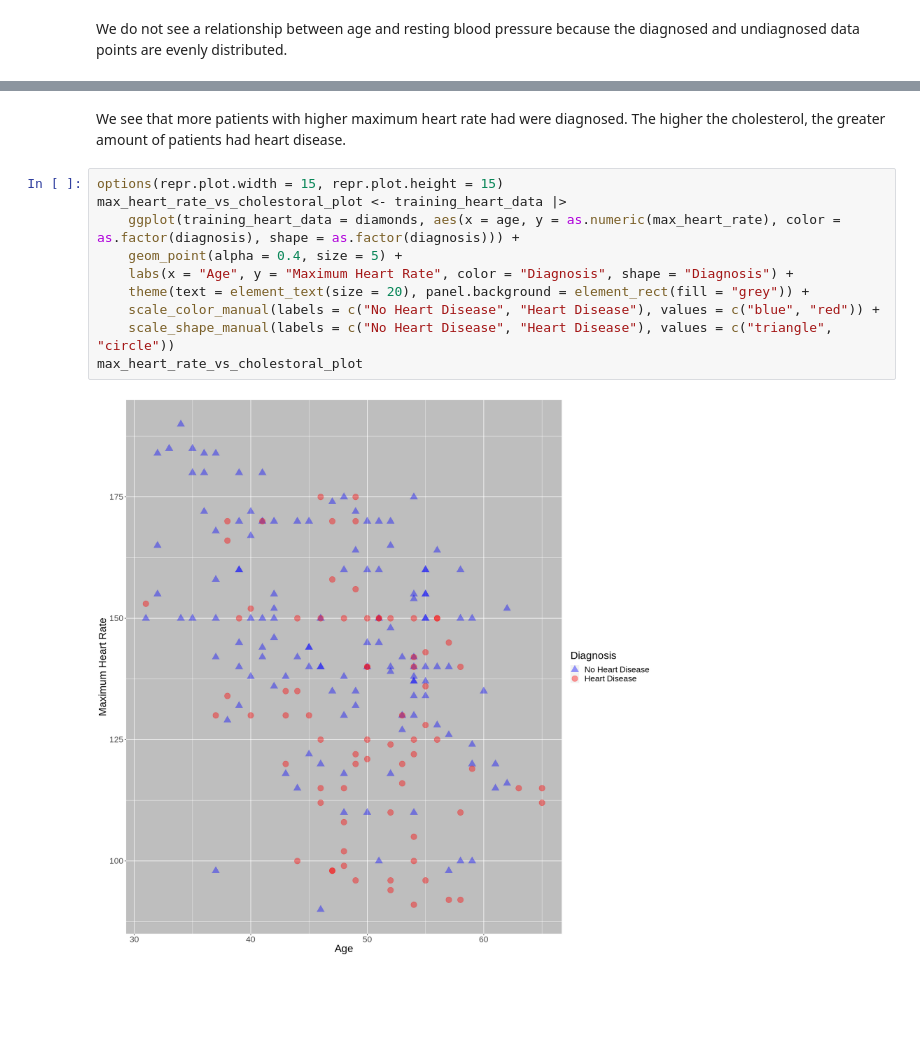
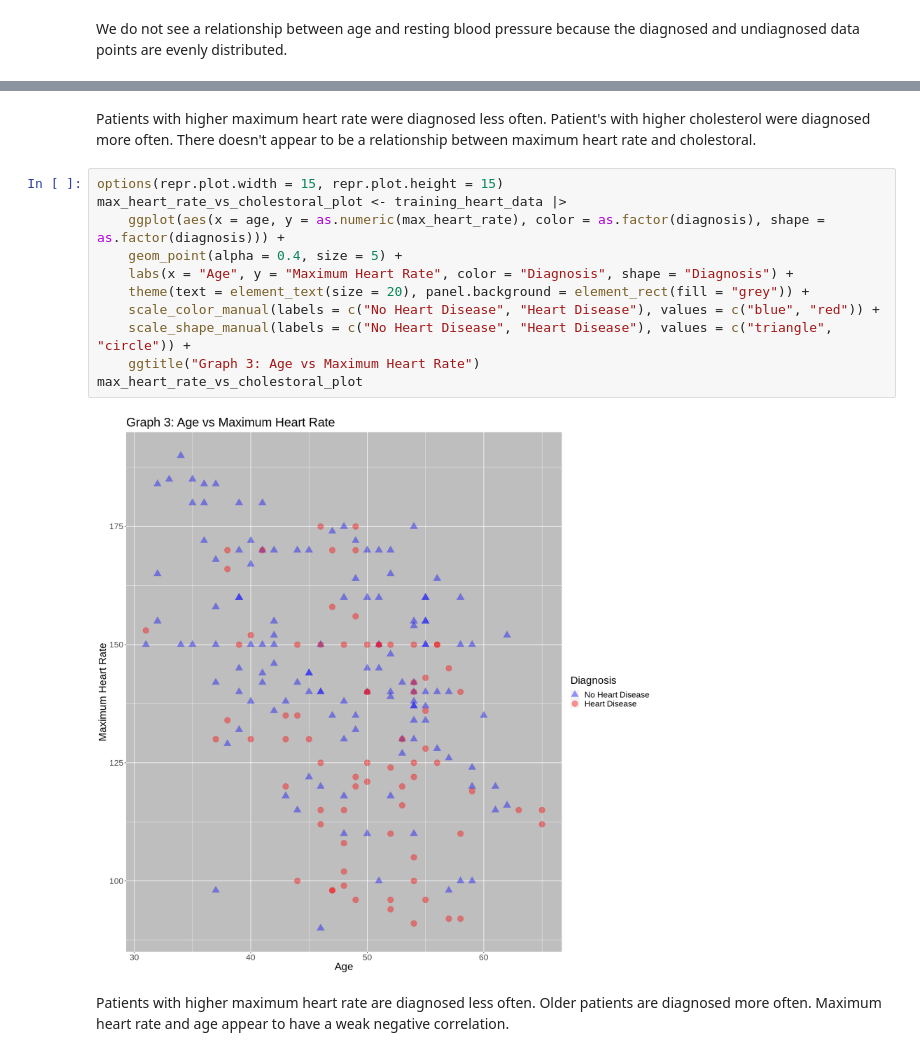
Before and after one commit to julieklipp/Project-Proposal, a Jupyter notebook: Project Proposal.ipynb, the cells around one changed output, grey strips where cells are left out. Drawn from its saved outputs; the diff is of its cells as text; blank space fills up the shorter version.

```diff
--- a/Project Proposal.ipynb
+++ b/Project Proposal.ipynb
@@ -172,17 +172,20 @@ age_vs_max_heart_rate_plot
 # %% [markdown]
-We see that more patients with higher maximum heart rate had were diagnosed. The higher the cholesterol, the greater amount of patients had heart disease.
+Patients with higher maximum heart rate were diagnosed less often. Patient's with higher cholesterol were diagnosed more often. There doesn't appear to be a relationship between maximum heart rate and cholestoral.
 # %%
 options(repr.plot.width = 15, repr.plot.height = 15)
 max_heart_rate_vs_cholestoral_plot <- training_heart_data |>
-    ggplot(training_heart_data = diamonds, aes(x = age, y = as.numeric(max_heart_rate), color = as.factor(diagnosis), shape = as.factor(diagnosis))) +
+    ggplot(aes(x = age, y = as.numeric(max_heart_rate), color = as.factor(diagnosis), shape = as.factor(diagnosis))) +
     geom_point(alpha = 0.4, size = 5) +
     labs(x = "Age", y = "Maximum Heart Rate", color = "Diagnosis", shape = "Diagnosis") +
     theme(text = element_text(size = 20), panel.background = element_rect(fill = "grey")) +
     scale_color_manual(labels = c("No Heart Disease", "Heart Disease"), values = c("blue", "red")) +
-    scale_shape_manual(labels = c("No Heart Disease", "Heart Disease"), values = c("triangle", "circle"))
+    scale_shape_manual(labels = c("No Heart Disease", "Heart Disease"), values = c("triangle", "circle")) +
+    ggtitle("Graph 3: Age vs Maximum Heart Rate")
 max_heart_rate_vs_cholestoral_plot
 # %% [output]
-[figure, old version]
+[figure, new version]
+# %% [markdown]
+Patients with higher maximum heart rate are diagnosed less often. Older patients are diagnosed more often. Maximum heart rate and age appear to have a weak negative correlation.
 # %%
 options(repr.plot.width = 15, repr.plot.height = 15)
 resting_blood_pressure_vs_max_heart_rate_plot <- training_heart_data |>
```
Also changed, not shown: parts of 18 cells of this notebook.
